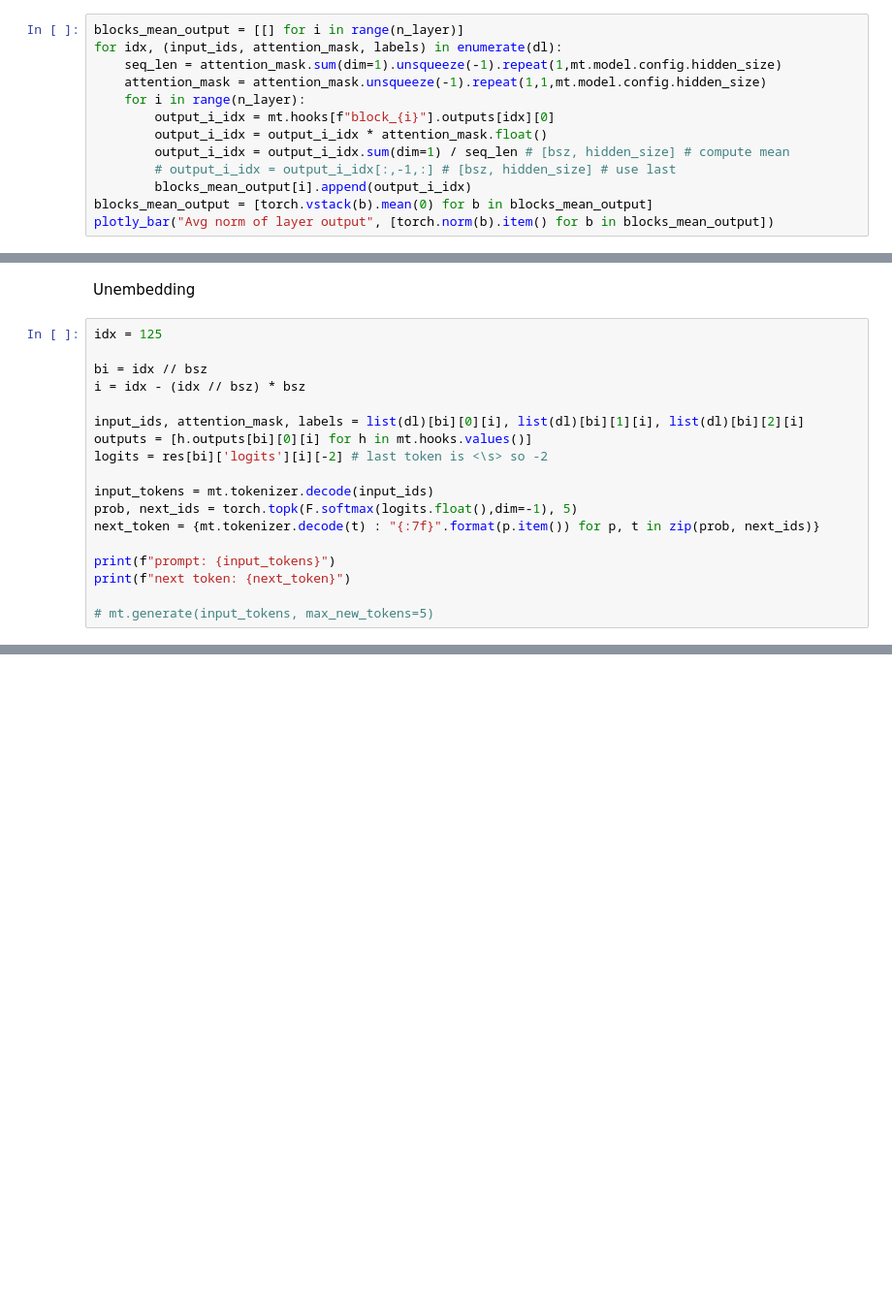
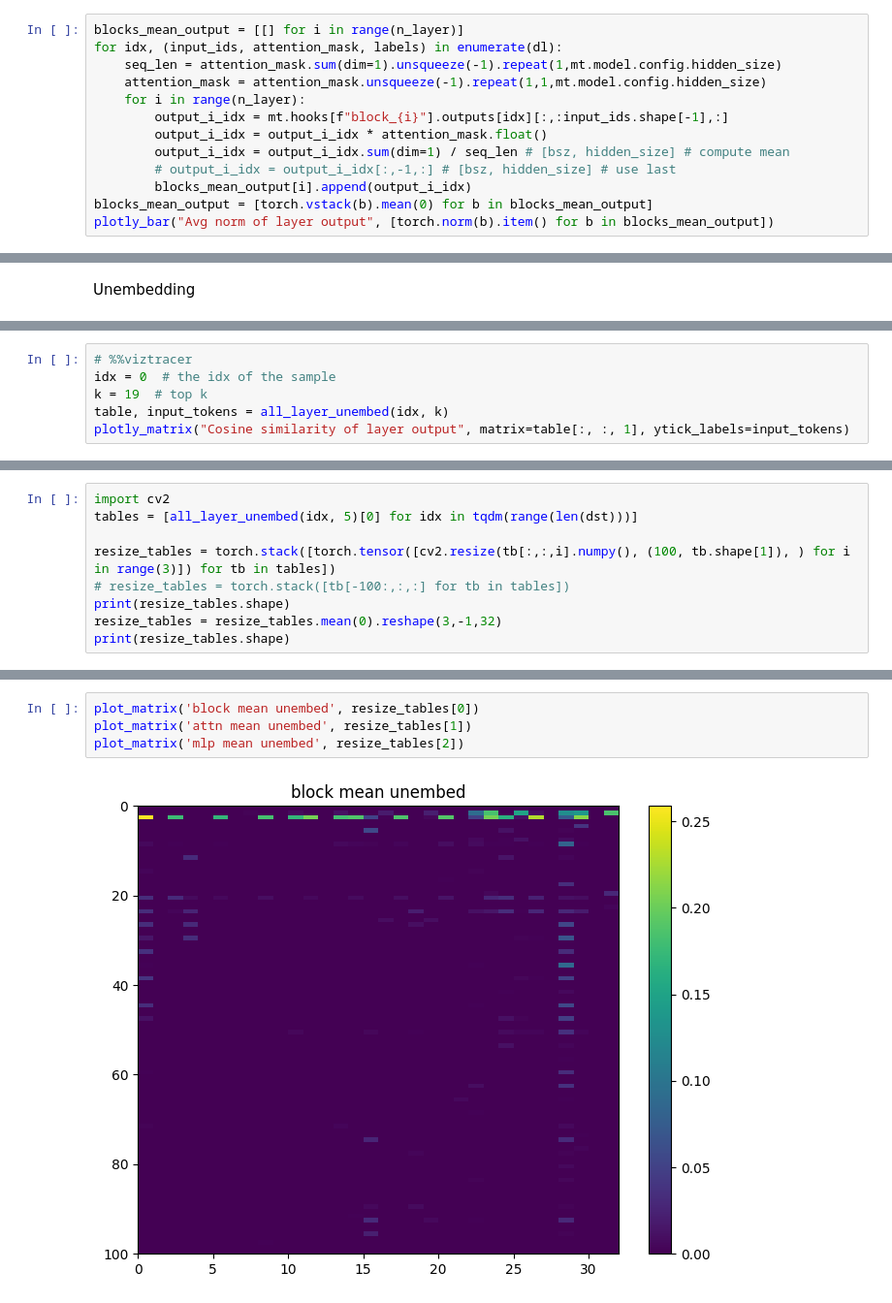
Before and after one commit to MaxLEAF3824/gpt_re, a Jupyter notebook: experiments/analyse_residual.ipynb, the cells around one changed output, grey strips where cells are left out. Shown at 97% size. Cells and saved outputs as stored; diff of their text form; blank space fills up the shorter version.

```diff
--- a/experiments/analyse_residual.ipynb
+++ b/experiments/analyse_residual.ipynb
@@ -76,7 +131,7 @@ for idx, (input_ids, attention_mask, labels) in enumerate(dl):
     seq_len = attention_mask.sum(dim=1).unsqueeze(-1).repeat(1,mt.model.config.hidden_size)
     attention_mask = attention_mask.unsqueeze(-1).repeat(1,1,mt.model.config.hidden_size)
     for i in range(n_layer):
-        output_i_idx = mt.hooks[f"block_{i}"].outputs[idx][0]
+        output_i_idx = mt.hooks[f"block_{i}"].outputs[idx][:,:input_ids.shape[-1],:]
         output_i_idx = output_i_idx * attention_mask.float()
         output_i_idx = output_i_idx.sum(dim=1) / seq_len # [bsz, hidden_size] # compute mean
         # output_i_idx = output_i_idx[:,-1,:] # [bsz, hidden_size] # use last
@@ -86,20 +144,2 @@ plotly_bar("Avg norm of layer output", [torch.norm(b).item() for b in blocks_mea
 # %% [markdown]
 Unembedding
-# %%
-idx = 125
-
-bi = idx // bsz
-i = idx - (idx // bsz) * bsz
-
-input_ids, attention_mask, labels = list(dl)[bi][0][i], list(dl)[bi][1][i], list(dl)[bi][2][i]
-outputs = [h.outputs[bi][0][i] for h in mt.hooks.values()]
-logits = res[bi]['logits'][i][-2] # last token is <\s> so -2
-
-input_tokens = mt.tokenizer.decode(input_ids)
-prob, next_ids = torch.topk(F.softmax(logits.float(),dim=-1), 5)
-next_token = {mt.tokenizer.decode(t) : "{:7f}".format(p.item()) for p, t in zip(prob, next_ids)}
-
-print(f"prompt: {input_tokens}")
-print(f"next token: {next_token}")
-
-# mt.generate(input_tokens, max_new_tokens=5)
@@ -133,0 +211,6 @@ fig.show()
+# %%
+# %%viztracer
+idx = 0  # the idx of the sample
+k = 19  # top k
+table, input_tokens = all_layer_unembed(idx, k)
+plotly_matrix("Cosine similarity of layer output", matrix=table[:, :, 1], ytick_labels=input_tokens)
@@ -133,0 +225,9 @@ fig.show()
+# %%
+import cv2
+tables = [all_layer_unembed(idx, 5)[0] for idx in tqdm(range(len(dst)))]
+
+resize_tables = torch.stack([torch.tensor([cv2.resize(tb[:,:,i].numpy(), (100, tb.shape[1]), ) for i in range(3)]) for tb in tables])
+# resize_tables = torch.stack([tb[-100:,:,:] for tb in tables])
+print(resize_tables.shape)
+resize_tables = resize_tables.mean(0).reshape(3,-1,32)
+print(resize_tables.shape)
@@ -133,0 +237,6 @@ fig.show()
+# %%
+plot_matrix('block mean unembed', resize_tables[0])
+plot_matrix('attn mean unembed', resize_tables[1])
+plot_matrix('mlp mean unembed', resize_tables[2])
+# %% [output]
+[figure, added]
```
Also changed, not shown: parts of 23 cells of this notebook, 10 other files.
